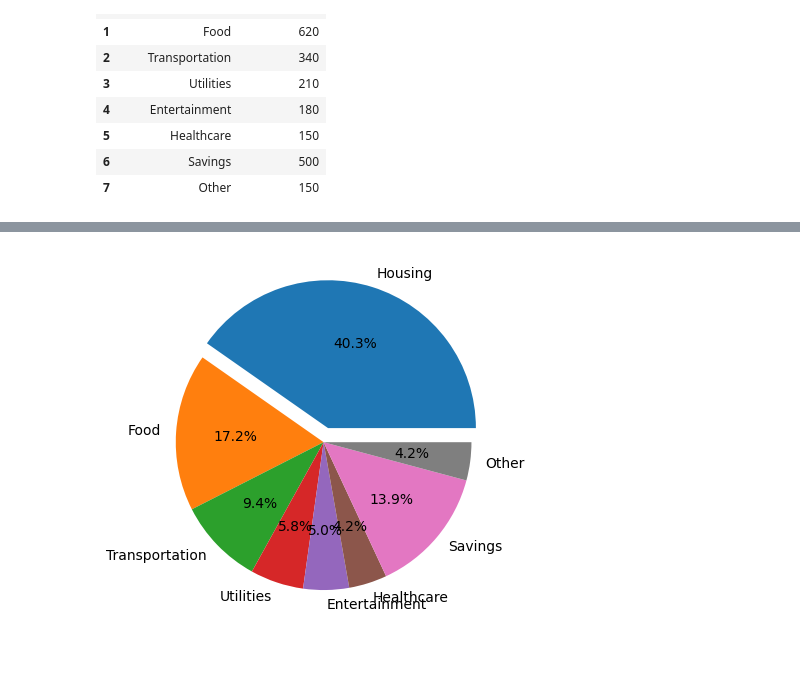
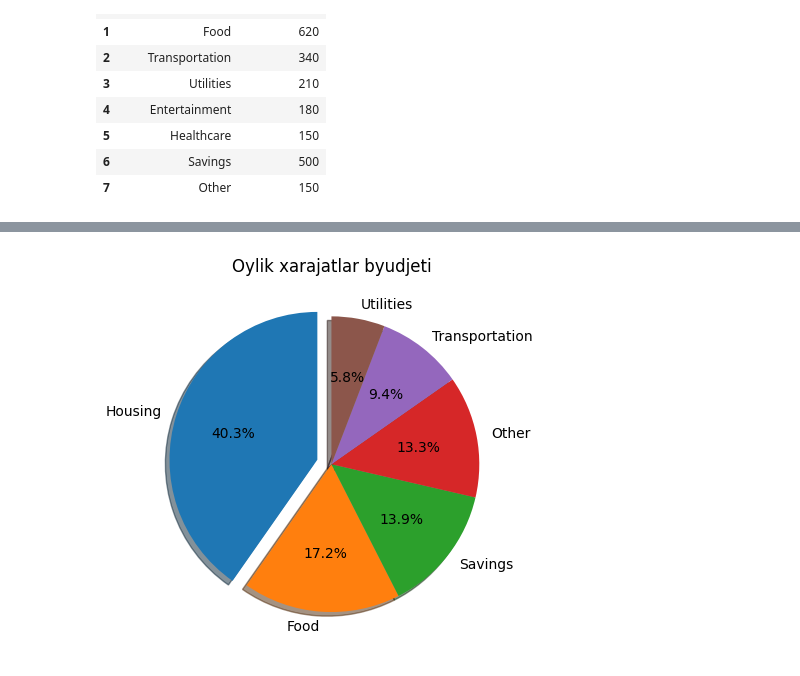
Before and after one commit to izzat-ai/learning-ai, a Jupyter notebook: data_visualization/matplotlib/practice.ipynb, the cells around one changed output, grey strips where cells are left out. Cells and saved outputs as stored; diff of their text form; code cells hidden in the pictures.

```diff
--- a/data_visualization/matplotlib/practice.ipynb
+++ b/data_visualization/matplotlib/practice.ipynb
@@ -535,4 +535,6 @@ df_expense_budget['amount_usd'] = df_expense_budget['amount_usd'].sort_values(as
 # 5% va undan kam bo'lgan ulushlarni Other qilish
 jami_harajat = df_expense_budget['amount_usd'].sum()
 df_expense_budget['ulush'] = (df_expense_budget['amount_usd']/jami_harajat)*100
-df_expense_budget.loc[df_expense_budget['ulush'] < 5, 'expense_category'] = 'Other'
+df_expense_budget.loc[df_expense_budget['ulush'] <= 5, 'expense_category'] = 'Other'
+
+df_pie = df_expense_budget.groupby('expense_category', as_index=False)['amount_usd'].sum()
@@ -538,0 +551,4 @@ df_expense_budget.loc[df_expense_budget['ulush'] < 5, 'expense_category'] = 'Oth
+# %%
+# df_pie jadvalidagi oyliklarni ko'pdan kamga qarab taqsimlash
+df_pie = df_pie.sort_values(by='amount_usd', ascending=False)
+df_pie
@@ -539,6 +563,8 @@ df_expense_budget.loc[df_expense_budget['ulush'] < 5, 'expense_category'] = 'Oth
 # %%
-plt.pie(df_expense_budget['amount_usd'], labels=df_expense_budget['expense_category'], autopct='%1.1f%%', explode=[0.1, 0, 0, 0, 0, 0, 0, 0])
+plt.pie(df_pie['amount_usd'], labels=df_pie['expense_category'], autopct='%1.1f%%', startangle=90, explode=[0.1, 0, 0, 0, 0, 0], shadow=True)
+
+plt.title("Oylik xarajatlar byudjeti")
 
 plt.show()
 # %% [output]
-[figure, old version]
+[figure, new version]
```
Also changed, not shown: parts of 5 cells of this notebook.
